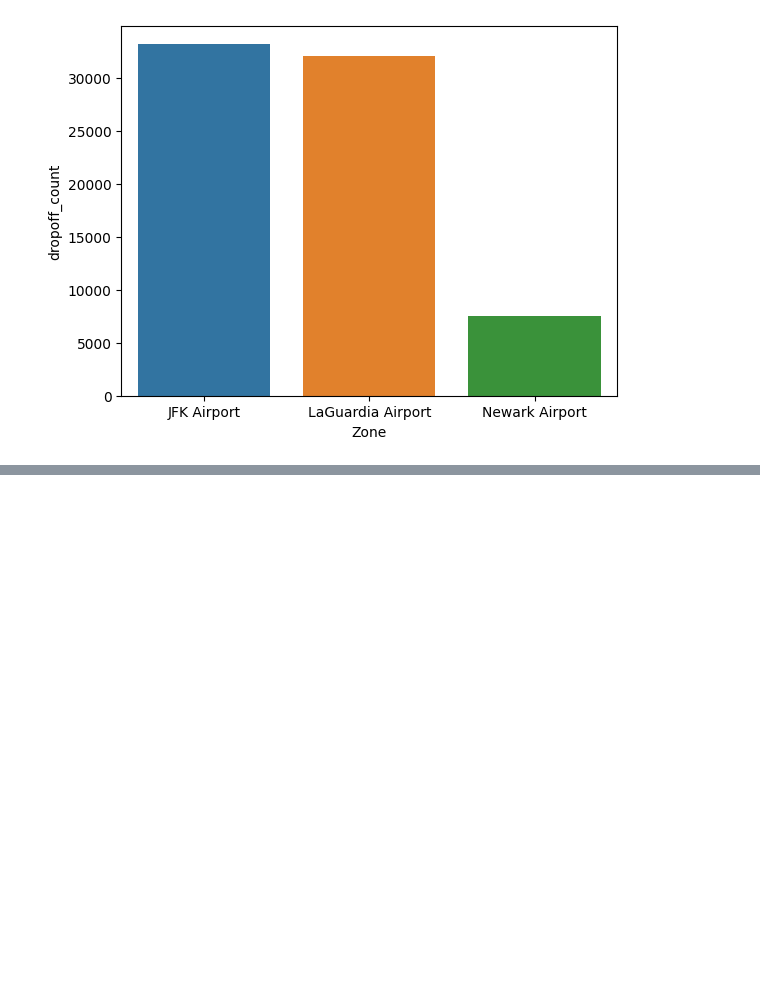
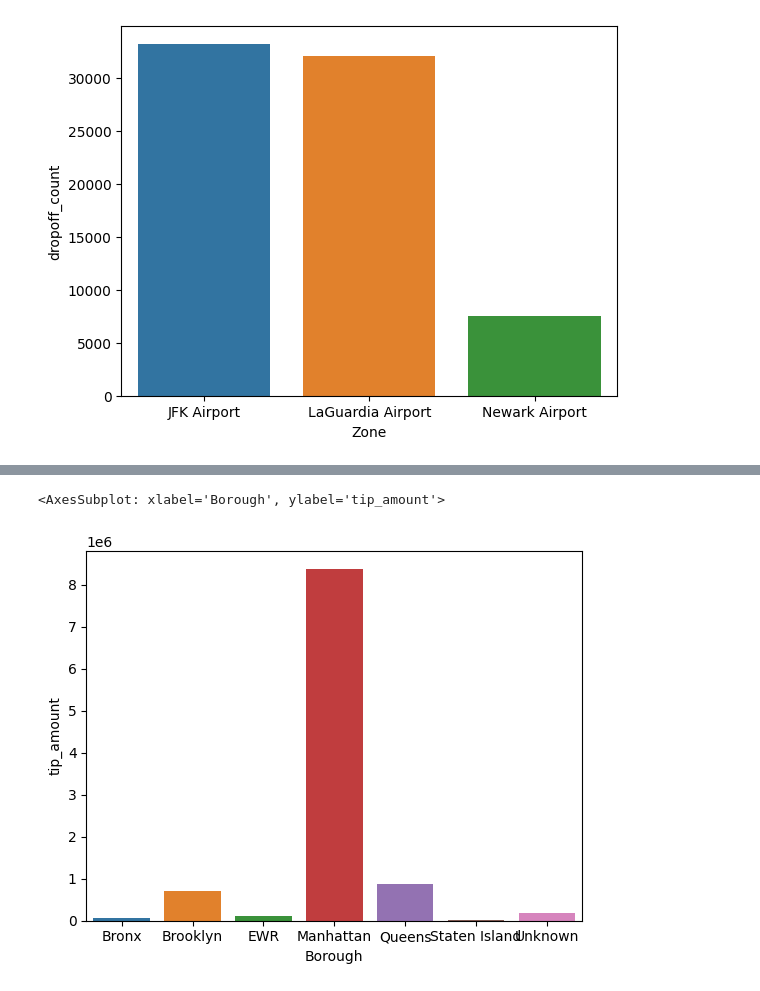
Before and after one commit to samjurassic/datascience-demo, a Jupyter notebook: summer23/DS Skills Lab.ipynb, the cells around one changed output, grey strips where cells are left out. Cells and saved outputs as stored; diff of their text form; code cells hidden in the pictures; blank space fills up the shorter version.

```diff
--- a/summer23/DS Skills Lab.ipynb
+++ b/summer23/DS Skills Lab.ipynb
@@ -150,7 +165,7 @@ trips_merged_do_all = (
         how="left")
 )
 
-borough_metrics = trips_merged_do_all.groupby("Borough").mean().reset_index()
+borough_metrics = trips_merged_do_all.groupby("Borough").sum().reset_index()
 #.agg({"tip_amount": ["sum", "mean"] , "DOLocationID": "count", "trip_distance": "mean"}).reset_index()
 # %%
 borough_metrics.head()
@@ -157,5 +190,8 @@ borough_metrics.head()
 # %%
-sns.barplot(borough_metrics, x="Borough",y="fare_amount", hue="Borough")
+sns.barplot(borough_metrics, x="Borough",y="tip_amount")
+# %% [output]
+<AxesSubplot: xlabel='Borough', ylabel='tip_amount'>
+[figure, added]
 # %%
 trips_merged_pu.head()
 # %%
```
Also changed, not shown: parts of 11 cells of this notebook.
